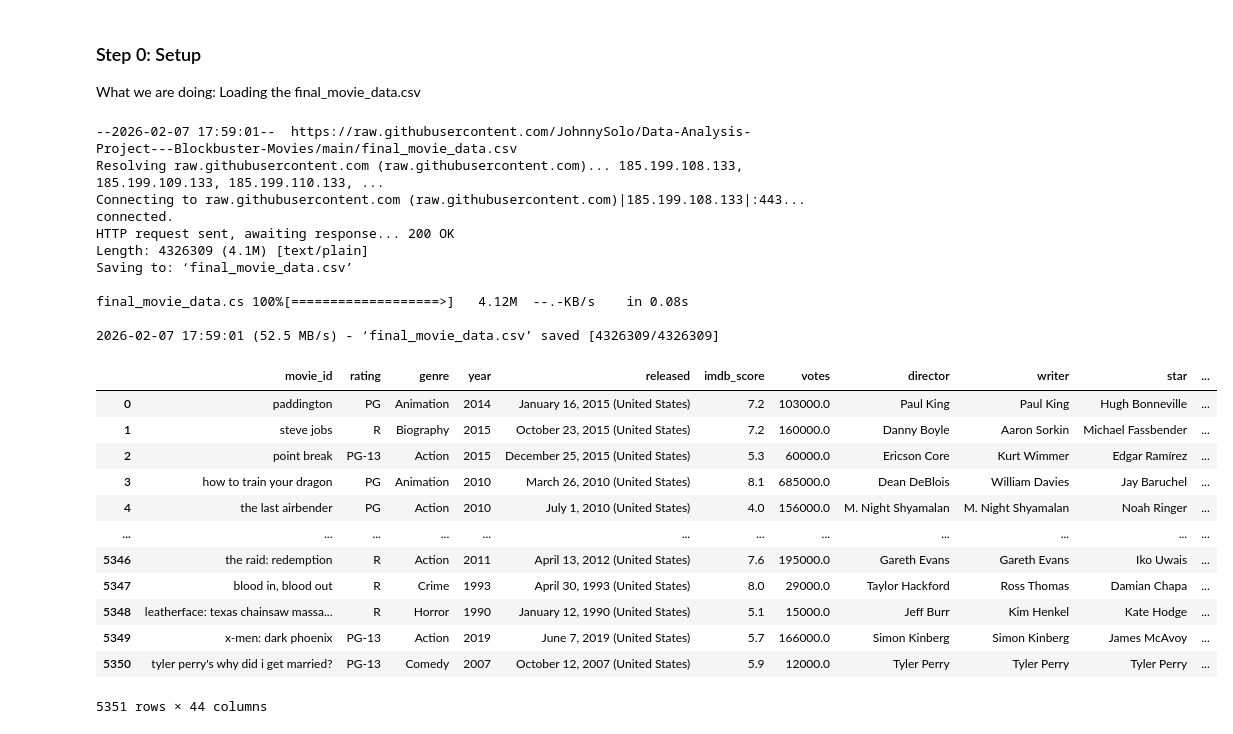
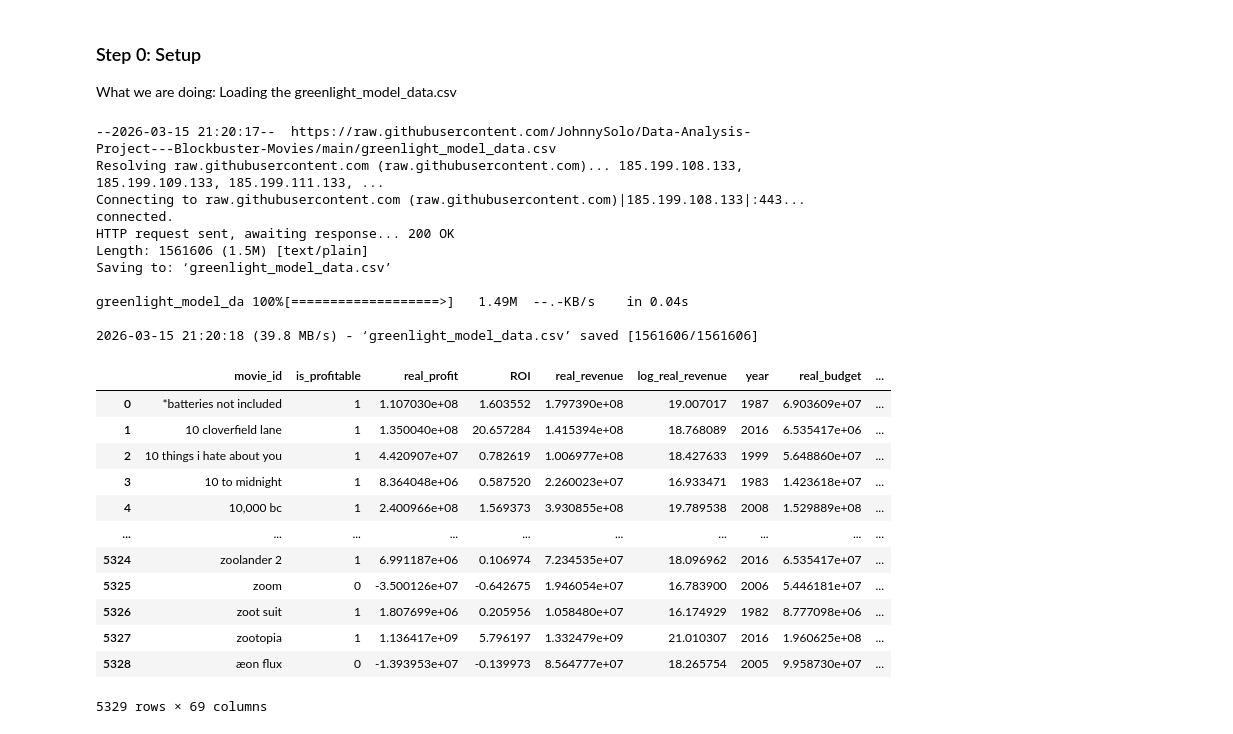
Before and after one commit to JohnnySolo/Data-Analysis-Project---Blockbuster-Movies, a Jupyter notebook: EDA_Notebook_4th_edition.ipynb, the cells around one changed output. Saved outputs shown, nothing was run; the diff lists cells and outputs as text; code cells hidden in the pictures.

```diff
--- a/EDA_Notebook_4th_edition.ipynb
+++ b/EDA_Notebook_4th_edition.ipynb
@@ -3,38 +14,38 @@
 # %% [markdown]
 ### Step 0: Setup
 
-What we are doing: Loading the final_movie_data.csv
+What we are doing: Loading the greenlight_model_data.csv
 # %%
 # 1. csv file upload
 
-!wget https://raw.githubusercontent.com/JohnnySolo/Data-Analysis-Project---Blockbuster-Movies/main/final_movie_data.csv -O final_movie_data.csv
+!wget https://raw.githubusercontent.com/JohnnySolo/Data-Analysis-Project---Blockbuster-Movies/main/greenlight_model_data.csv -O greenlight_model_data.csv
 
 # Load the CSV file
 import pandas as pd
-eda_df = pd.read_csv("final_movie_data.csv")
+eda_df = pd.read_csv("greenlight_model_data.csv")
 
 eda_df
 # %% [output]
---2026-02-07 17:59:01--  https://raw.githubusercontent.com/JohnnySolo/Data-Analysis-Project---Blockbuster-Movies/main/final_movie_data.csv
-Resolving raw.githubusercontent.com (raw.githubusercontent.com)... 185.199.108.133, 185.199.109.133, 185.199.110.133, ...
+--2026-03-15 21:20:17--  https://raw.githubusercontent.com/JohnnySolo/Data-Analysis-Project---Blockbuster-Movies/main/greenlight_model_data.csv
+Resolving raw.githubusercontent.com (raw.githubusercontent.com)... 185.199.108.133, 185.199.109.133, 185.199.111.133, ...
 Connecting to raw.githubusercontent.com (raw.githubusercontent.com)|185.199.108.133|:443... connected.
 HTTP request sent, awaiting response... 200 OK
-Length: 4326309 (4.1M) [text/plain]
-Saving to: ‘final_movie_data.csv’
+Length: 1561606 (1.5M) [text/plain]
+Saving to: ‘greenlight_model_data.csv’
 
-final_movie_data.cs 100%[===================>]   4.12M  --.-KB/s    in 0.08s
+greenlight_model_da 100%[===================>]   1.49M  --.-KB/s    in 0.04s
 
-2026-02-07 17:59:01 (52.5 MB/s) - ‘final_movie_data.csv’ saved [4326309/4326309]
+2026-03-15 21:20:18 (39.8 MB/s) - ‘greenlight_model_data.csv’ saved [1561606/1561606]
-|  | movie_id | rating | genre | year | released | imdb_score | votes | director | writer | star | ... |
-| 0 | paddington | PG | Animation | 2014 | January 16, 2015 (United States) | 7.2 | 103000.0 | Paul King | Paul King | Hugh Bonneville | ... |
-| 1 | steve jobs | R | Biography | 2015 | October 23, 2015 (United States) | 7.2 | 160000.0 | Danny Boyle | Aaron Sorkin | Michael Fassbender | ... |
-| 2 | point break | PG-13 | Action | 2015 | December 25, 2015 (United States) | 5.3 | 60000.0 | Ericson Core | Kurt Wimmer | Edgar Ramírez | ... |
-| 3 | how to train your dragon | PG | Animation | 2010 | March 26, 2010 (United States) | 8.1 | 685000.0 | Dean DeBlois | William Davies | Jay Baruchel | ... |
-| 4 | the last airbender | PG | Action | 2010 | July 1, 2010 (United States) | 4.0 | 156000.0 | M. Night Shyamalan | M. Night Shyamalan | Noah Ringer | ... |
-| ... | ... | ... | ... | ... | ... | ... | ... | ... | ... | ... | ... |
-| 5346 | the raid: redemption | R | Action | 2011 | April 13, 2012 (United States) | 7.6 | 195000.0 | Gareth Evans | Gareth Evans | Iko Uwais | ... |
-| 5347 | blood in, blood out | R | Crime | 1993 | April 30, 1993 (United States) | 8.0 | 29000.0 | Taylor Hackford | Ross Thomas | Damian Chapa | ... |
-| 5348 | leatherface: texas chainsaw massa... | R | Horror | 1990 | January 12, 1990 (United States) | 5.1 | 15000.0 | Jeff Burr | Kim Henkel | Kate Hodge | ... |
-| 5349 | x-men: dark phoenix | PG-13 | Action | 2019 | June 7, 2019 (United States) | 5.7 | 166000.0 | Simon Kinberg | Simon Kinberg | James McAvoy | ... |
-| 5350 | tyler perry's why did i get married? | PG-13 | Comedy | 2007 | October 12, 2007 (United States) | 5.9 | 12000.0 | Tyler Perry | Tyler Perry | Tyler Perry | ... |
+|  | movie_id | is_profitable | real_profit | ROI | real_revenue | log_real_revenue | year | real_budget | ... |
+| 0 | *batteries not included | 1 | 1.107030e+08 | 1.603552 | 1.797390e+08 | 19.007017 | 1987 | 6.903609e+07 | ... |
+| 1 | 10 cloverfield lane | 1 | 1.350040e+08 | 20.657284 | 1.415394e+08 | 18.768089 | 2016 | 6.535417e+06 | ... |
+| 2 | 10 things i hate about you | 1 | 4.420907e+07 | 0.782619 | 1.006977e+08 | 18.427633 | 1999 | 5.648860e+07 | ... |
+| 3 | 10 to midnight | 1 | 8.364048e+06 | 0.587520 | 2.260023e+07 | 16.933471 | 1983 | 1.423618e+07 | ... |
+| 4 | 10,000 bc | 1 | 2.400966e+08 | 1.569373 | 3.930855e+08 | 19.789538 | 2008 | 1.529889e+08 | ... |
+| ... | ... | ... | ... | ... | ... | ... | ... | ... | ... |
+| 5324 | zoolander 2 | 1 | 6.991187e+06 | 0.106974 | 7.234535e+07 | 18.096962 | 2016 | 6.535417e+07 | ... |
+| 5325 | zoom | 0 | -3.500126e+07 | -0.642675 | 1.946054e+07 | 16.783900 | 2006 | 5.446181e+07 | ... |
+| 5326 | zoot suit | 1 | 1.807699e+06 | 0.205956 | 1.058480e+07 | 16.174929 | 1982 | 8.777098e+06 | ... |
+| 5327 | zootopia | 1 | 1.136417e+09 | 5.796197 | 1.332479e+09 | 21.010307 | 2016 | 1.960625e+08 | ... |
+| 5328 | æon flux | 0 | -1.393953e+07 | -0.139973 | 8.564777e+07 | 18.265754 | 2005 | 9.958730e+07 | ... |
-5351 rows × 44 columns
+5329 rows × 69 columns
```
Also changed, not shown: parts of 28 cells of this notebook.
